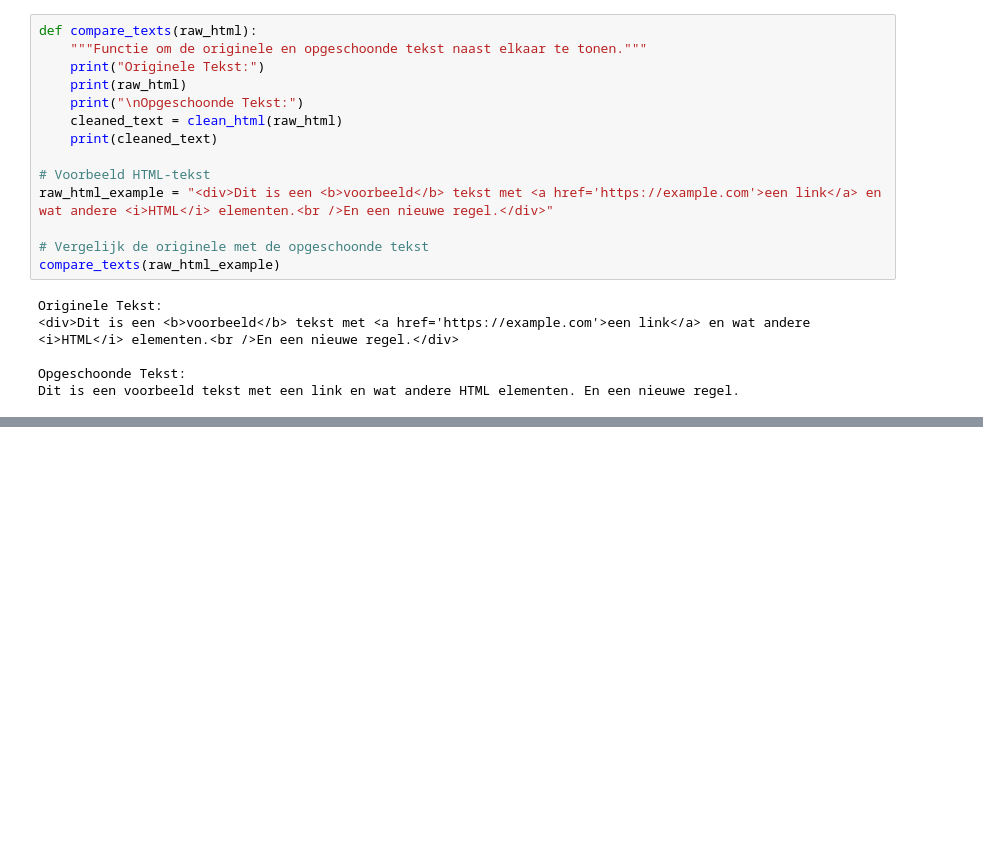
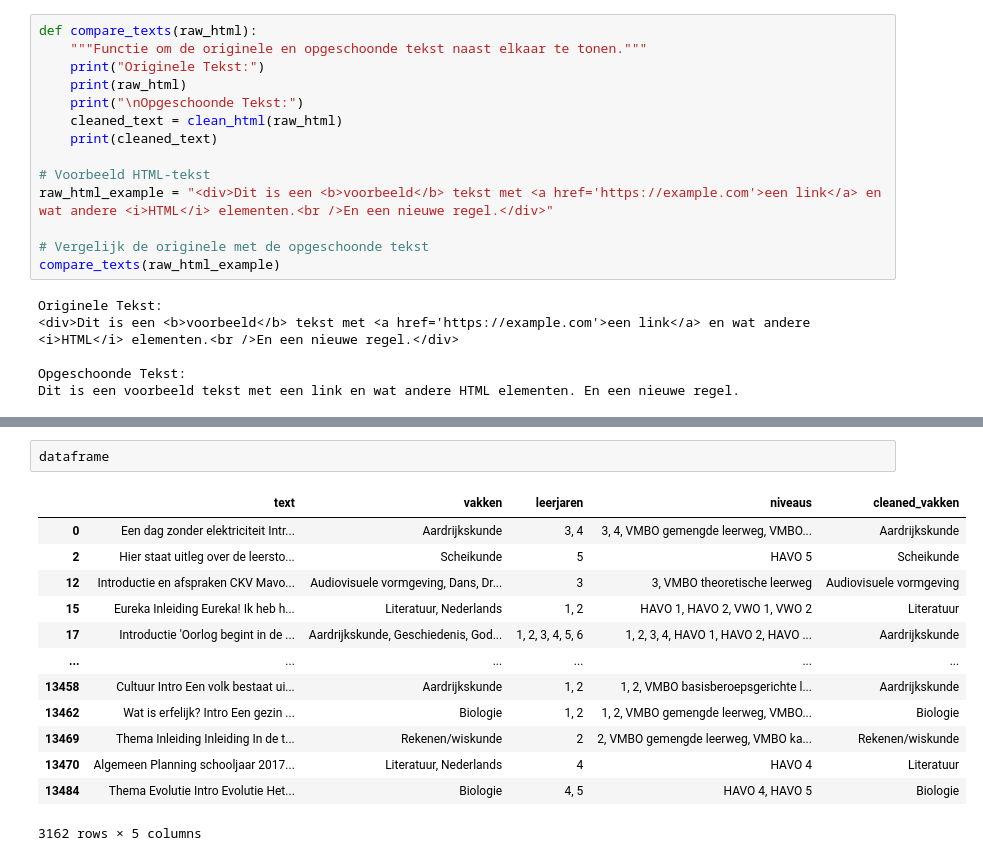
Before and after one commit to JessevdWesten/Datalab-IV, a Jupyter notebook: datalab_1.ipynb, the cells around one changed output, grey strips where cells are left out. Cells and saved outputs as stored; diff of their text form; blank space fills up the shorter version.

```diff
--- a/datalab_1.ipynb
+++ b/datalab_1.ipynb
@@ -386,0 +514,16 @@ extracted_data = pipeline.extract_data()
+# %%
+dataframe
+# %% [output]
+|  | text | vakken | leerjaren | niveaus | cleaned_vakken |
+| 0 | Een dag zonder elektriciteit Intr... | Aardrijkskunde | 3, 4 | 3, 4, VMBO gemengde leerweg, VMBO... | Aardrijkskunde |
+| 2 | Hier staat uitleg over de leersto... | Scheikunde | 5 | HAVO 5 | Scheikunde |
+| 12 | Introductie en afspraken CKV Mavo... | Audiovisuele vormgeving, Dans, Dr... | 3 | 3, VMBO theoretische leerweg | Audiovisuele vormgeving |
+| 15 | Eureka Inleiding Eureka! Ik heb h... | Literatuur, Nederlands | 1, 2 | HAVO 1, HAVO 2, VWO 1, VWO 2 | Literatuur |
+| 17 | Introductie 'Oorlog begint in de ... | Aardrijkskunde, Geschiedenis, God... | 1, 2, 3, 4, 5, 6 | 1, 2, 3, 4, HAVO 1, HAVO 2, HAVO ... | Aardrijkskunde |
+| ... | ... | ... | ... | ... | ... |
+| 13458 | Cultuur Intro Een volk bestaat ui... | Aardrijkskunde | 1, 2 | 1, 2, VMBO basisberoepsgerichte l... | Aardrijkskunde |
+| 13462 | Wat is erfelijk? Intro Een gezin ... | Biologie | 1, 2 | 1, 2, VMBO gemengde leerweg, VMBO... | Biologie |
+| 13469 | Thema Inleiding Inleiding In de t... | Rekenen/wiskunde | 2 | 2, VMBO gemengde leerweg, VMBO ka... | Rekenen/wiskunde |
+| 13470 | Algemeen Planning schooljaar 2017... | Literatuur, Nederlands | 4 | HAVO 4 | Literatuur |
+| 13484 | Thema Evolutie Intro Evolutie Het... | Biologie | 4, 5 | HAVO 4, HAVO 5 | Biologie |
+3162 rows × 5 columns
```
Also changed, not shown: parts of 30 cells of this notebook.
